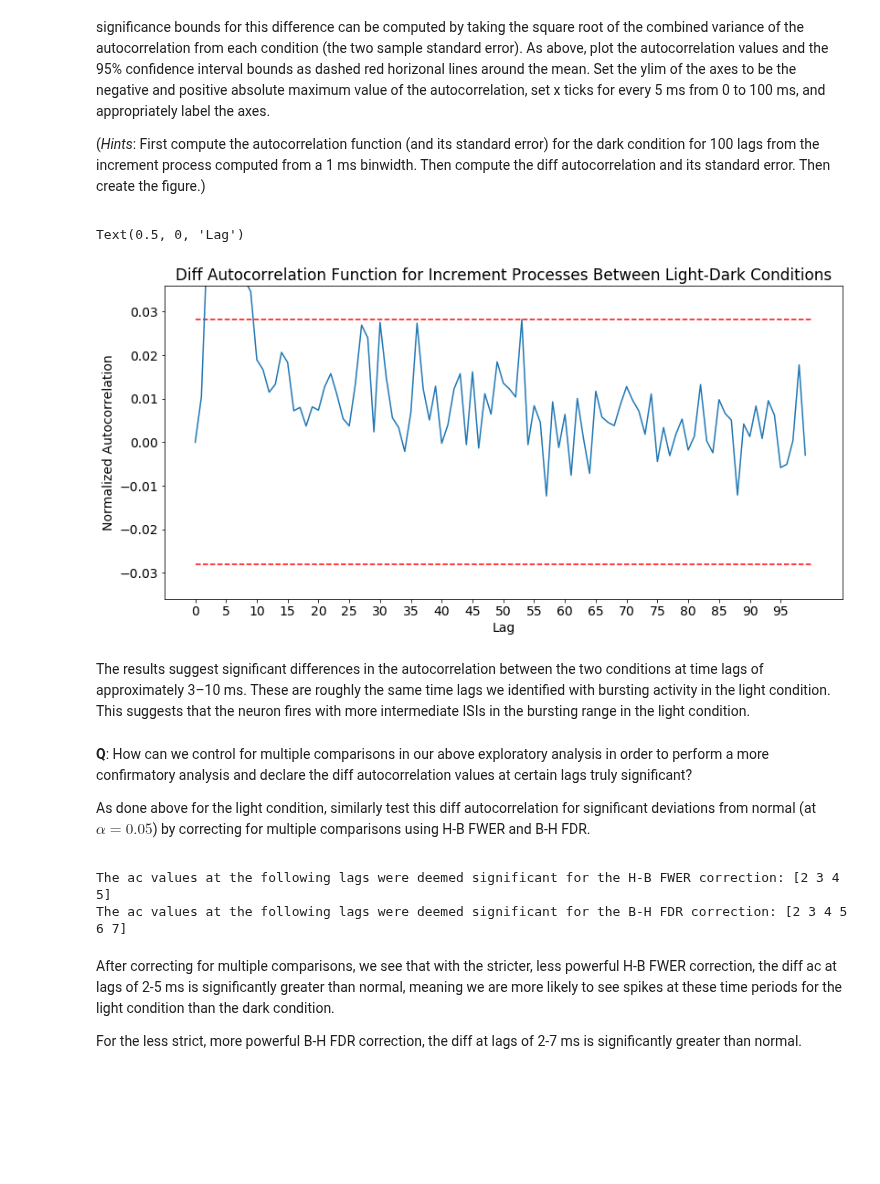
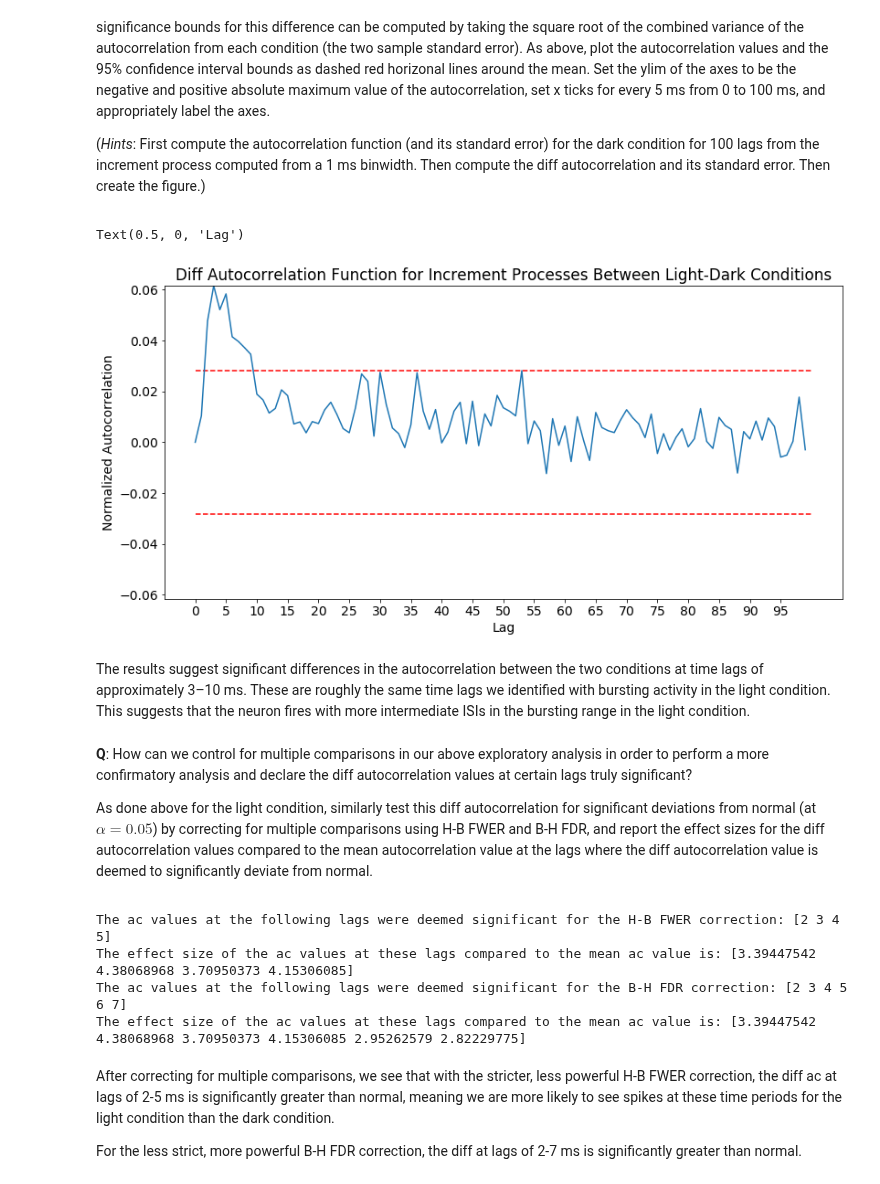
Before and after one commit to jaib1/Case-Studies-Python, a Jupyter notebook: content/08/basic-visualizations-and-descriptive-statistics-of-spike-train-data.ipynb, the cells around one changed output. Drawn from its saved outputs; the diff is of its cells as text; code cells hidden in the pictures; blank space fills up the shorter version.

```diff
--- a/content/08/basic-visualizations-and-descriptive-statistics-of-spike-train-data.ipynb
+++ b/content/08/basic-visualizations-and-descriptive-statistics-of-spike-train-data.ipynb
@@ -1055,35 +1101,35 @@ Compute the difference between the light and dark condition autocorrelation func
 # %%
 ## Compute the difference between the light and dark condition
 ## autocorrelation functions (i.e. the increment processes computed at a
 ## 1 ms binwidth) at every lag for 100 lags, and plot this difference
 ## along with 95% c.i. bars
 
 # compute `ac_dark`
 binwidth = 0.001
 lags = 100
 ac_dark = autocorr_inc(ts_dark, binwidth, lags)
 N = ac_dark.size
 std_err_dark = np.std(ac_dark) / np.sqrt(N)
 
 # compute difference between `ac_light` and `ac_dark`
 ac_diff = ac_light - ac_dark
 std_err_diff = np.sqrt(std_err_light**2 + std_err_dark**2)
 
 ci_diff = np.array([-2*std_err_diff, 2*std_err_diff])
 abs_max_diff = np.max(np.abs(ac_diff[1:]))
 fig8, ax8 = plt.subplots()
 ax8.plot(ac_diff)
 ax8.hlines(ci_diff[0], 0, ac_diff.size, colors='r', linestyles='--')
 ax8.hlines(ci_diff[1], 0, ac_diff.size, colors='r', linestyles='--')
-ax8.set_ylim([-abs_max, abs_max])
+ax8.set_ylim([-abs_max_diff, abs_max_diff])
 ax8.set_xticks(np.arange(0,100,5))
 ax8.set_title('Diff Autocorrelation Function for Increment Processes '
               'Between Light-Dark Conditions')
 ax8.set_ylabel('Normalized Autocorrelation')
 ax8.set_xlabel('Lag')
 # %% [output]
 Text(0.5, 0, 'Lag')
-[figure, old version]
+[figure, new version]
 # %% [markdown]
 The results suggest significant differences in the autocorrelation between the two conditions at time lags of approximately 3–10 ms. These are roughly the same time lags we identified with bursting activity in the light condition. This suggests that the neuron fires with more intermediate ISIs in the bursting range in the light condition.
 # %% [markdown]
@@ -1091,7 +1137,7 @@ The results suggest significant differences in the autocorrelation between the t
 
 **Q**: How can we control for multiple comparisons in our above exploratory analysis in order to perform a more confirmatory analysis and declare the diff autocorrelation values at certain lags truly significant?
 
-As done above for the light condition, similarly test this diff autocorrelation for significant deviations from normal (at $\alpha = 0.05$) by  correcting for multiple comparisons using H-B FWER and B-H FDR.
+As done above for the light condition, similarly test this diff autocorrelation for significant deviations from normal (at $\alpha = 0.05$) by  correcting for multiple comparisons using H-B FWER and B-H FDR, and report the effect sizes for the diff autocorrelation values compared to the mean autocorrelation value at the lags where the diff autocorrelation value is deemed to significantly deviate from normal.
 
 </div>
 # %%
@@ -1101,8 +1147,10 @@ As done above for the light condition, similarly test this diff autocorrelation
 # compute p-values using 2-sided t-test for each ac value
 m = len(ac_diff)  # number of comparisons
 p = np.zeros((m,))
+ess = np.zeros((m,))
 for i, ac in enumerate(ac_diff):
     p[i] = 1 - stats.norm.cdf(ac, loc=0, scale=std_err_diff)
+    ess[i] = ac / std_err_diff
 
 # test for significance against holm-bonferonni FWER correction
 hb_reject, hb_p_corrected = multipletests(p, alpha=0.05, method='holm')[0:2]
@@ -1115,11 +1163,17 @@ hb_reject_lags = np.where(hb_reject)[0]
 bh_reject_lags = np.where(bh_reject)[0]
 print(f'The ac values at the following lags were deemed significant for the '
       f'H-B FWER correction: {hb_reject_lags}')
+print('The effect size of the ac values at these lags compared to the mean ac value is: '
+      f'{ess[hb_reject_lags]}')
 print(f'The ac values at the following lags were deemed significant for the '
       f'B-H FDR correction: {bh_reject_lags}')
+print('The effect size of the ac values at these lags compared to the mean ac value is: '
+      f'{ess[bh_reject_lags]}')
 # %% [output]
 The ac values at the following lags were deemed significant for the H-B FWER correction: [2 3 4 5]
+The effect size of the ac values at these lags compared to the mean ac value is: [3.39447542 4.38068968 3.70950373 4.15306085]
 The ac values at the following lags were deemed significant for the B-H FDR correction: [2 3 4 5 6 7]
+The effect size of the ac values at these lags compared to the mean ac value is: [3.39447542 4.38068968 3.70950373 4.15306085 2.95262579 2.82229775]
 # %% [markdown]
 After correcting for multiple comparisons, we see that with the stricter, less powerful H-B FWER correction, the diff ac at lags of 2-5 ms is significantly greater than normal, meaning we are more likely to see spikes at these time periods for the light condition than the dark condition.
 
```
Also changed, not shown: parts of 48 cells of this notebook, 3 other files.
